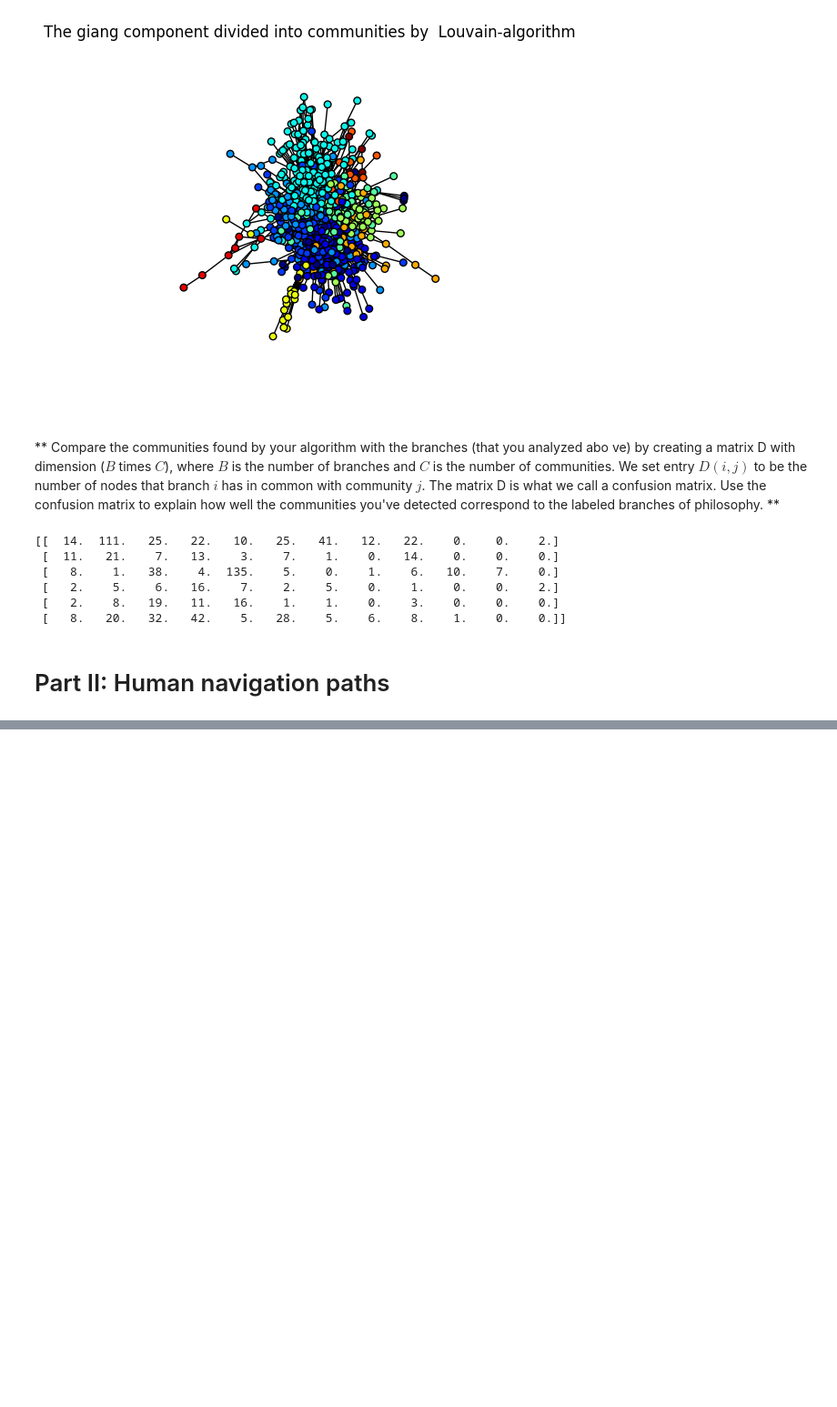
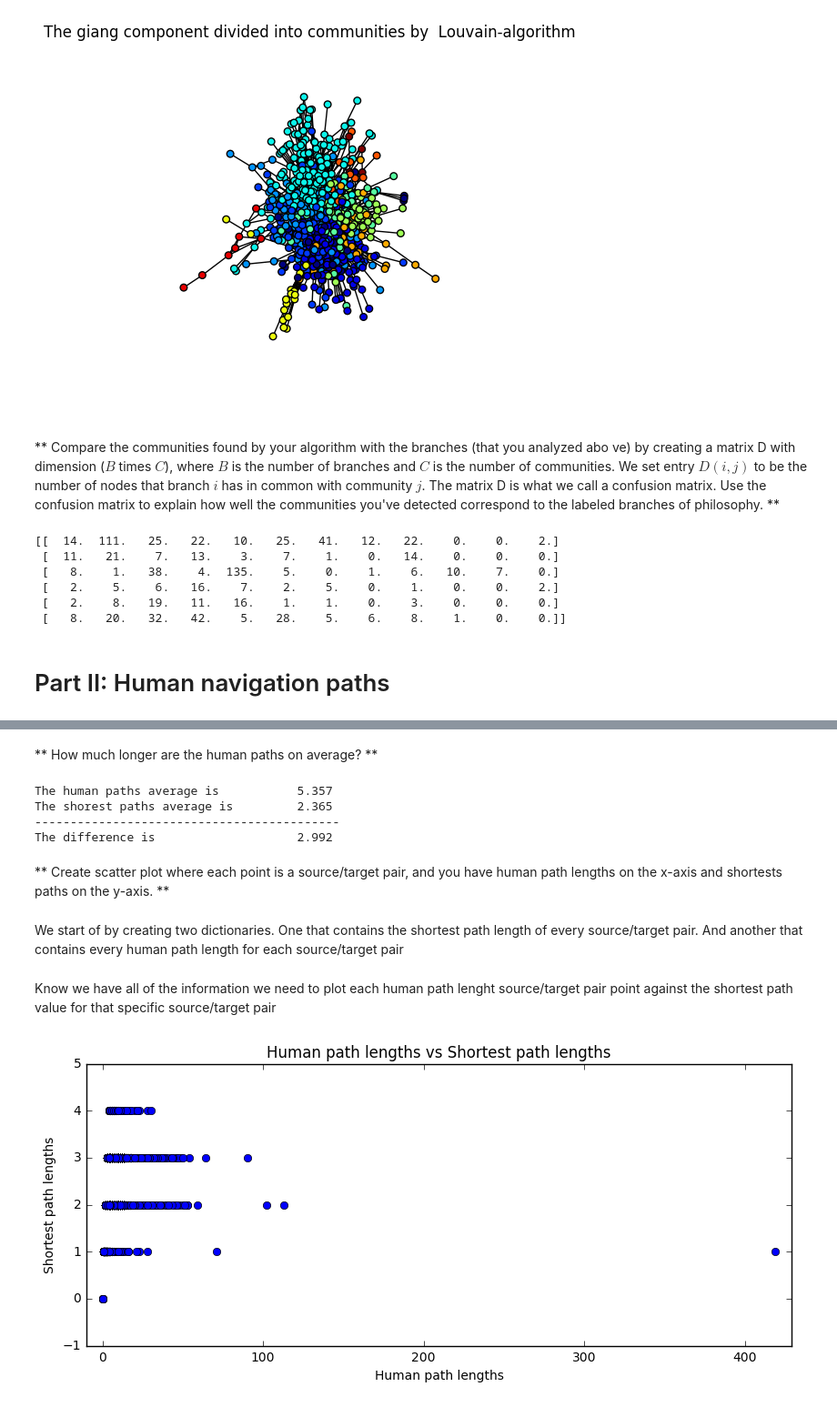
Before and after one commit to gretarg09/DTU__SocialGraphsAndInteractions, a Jupyter notebook: assignment_2/Assignment2.ipynb, the cells around one changed output, grey strips where cells are left out. Shown at 91% size. Saved outputs shown, nothing was run; the diff lists cells and outputs as text; code cells hidden in the pictures; blank space fills up the shorter version.

```diff
--- a/assignment_2/Assignment2.ipynb
+++ b/assignment_2/Assignment2.ipynb
@@ -312,0 +485,55 @@ print confusion_matrix
+# %% [markdown]
+** How much longer are the human paths on average? **
+# %%
+human_path_avg = np.mean([length for target,source,length in human_navigation_paths])
+shortest_path_avg = np.mean([length for source, target, length in shortest_paths])
+
+print("The human paths average is           {}".format(round_sig(human_path_avg,4) ))
+print("The shorest paths average is         {}".format(round_sig(shortest_path_avg,4) ))
+print("-------------------------------------------")
+print("The difference is                    {}".format(round_sig(human_path_avg - shortest_path_avg,4)))
+# %% [output]
+The human paths average is           5.357
+The shorest paths average is         2.365
+-------------------------------------------
+The difference is                    2.992
+# %% [markdown]
+** Create scatter plot where each point is a source/target pair, and you have human path lengths on the x-axis and shortests paths on the y-axis. **
+# %% [markdown]
+We start of by creating two dictionaries. One that contains the shortest path length of every source/target pair. And another that contains every human path length for each source/target pair
+# %%
+shortest_path_dict = defaultdict(set)
+human_navigation_path_dict = defaultdict(list)
+
+# get values into the shortest path dictionary
+for source, target, length in shortest_paths:
+    shortest_path_dict[(source, target)].add(length)
+
+# get values into the human path dictionary
+for source, target, length in human_navigation_paths:
+    human_navigation_path_dict[(source, target)].append(length)
+
+# create a list of tuples of the form (shortest path, human path)
+shortest_vs_human = []
+for source, target in shortest_path_dict.keys():
+    for human_length in human_navigation_path_dict[(source, target)]:
+        shortest_vs_human.append(( list(shortest_path_dict[(source,target)])[0], human_length))
+# %% [markdown]
+Know we have all of the information we need to plot each human path lenght source/target pair point against the shortest path value for that specific source/target pair
+# %%
+# Create the plot
+
+# We start by reverse ziping the shortest_vs_human tuples array
+y,x = zip(*shortest_vs_human)
+
+# The we plot the result
+plt.figure(figsize=(10,4))
+plt.plot(x, y, "o")
+plt.xlim(-10, max(x)+10)
+plt.ylim(-1, max(y)+1)
+plt.title("Human path lengths vs Shortest path lengths")
+plt.xlabel("Human path lengths")
+plt.ylabel("Shortest path lengths")
+plt.show()
+# %% [output]
+[figure, added]
```
Also changed, not shown: parts of 16 cells of this notebook, 1 other file.
